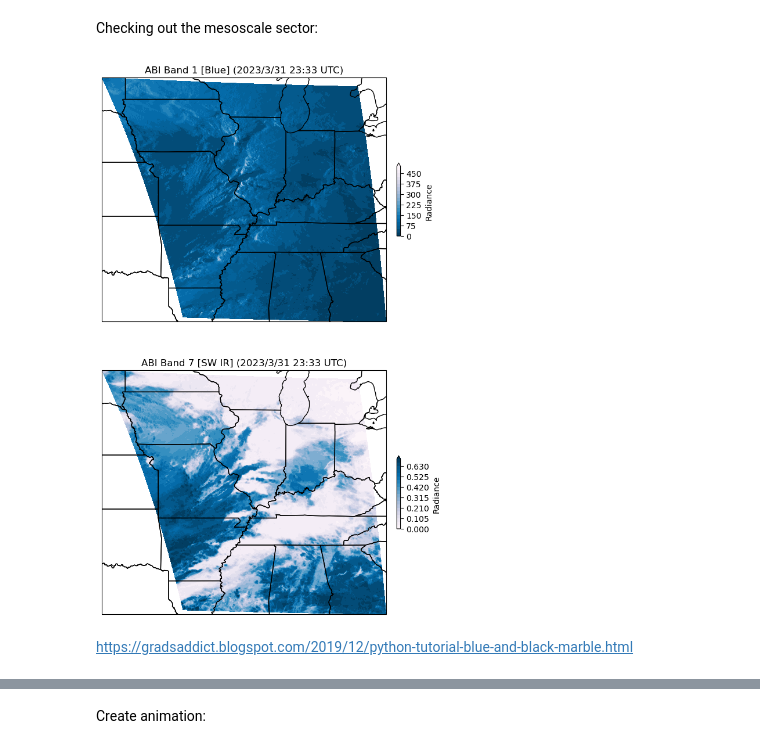
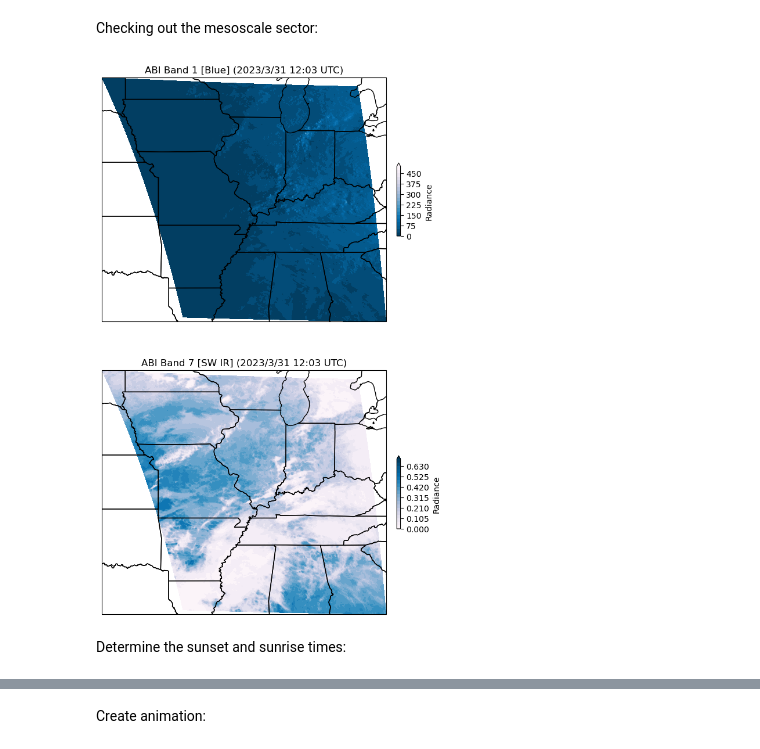
Before and after one commit to jesseturner/Goes-R-DataJam, a Jupyter notebook: ABI_Combo.ipynb, the cells around one changed output, grey strips where cells are left out. Cells and saved outputs as stored; diff of their text form; code cells hidden in the pictures.

Commit message:
Doing sunrise/sunset handoff of data

```diff
--- a/ABI_Combo.ipynb
+++ b/ABI_Combo.ipynb
@@ -24,7 +24,7 @@ Set the date and hour for the data of interest:
 year = 2023
 month = 3
 day = 31
-hour = 23
+hour = 12
 
 julian_day = datetime.datetime(year, month, day).strftime('%j')
 print(julian_day)
@@ -47,8 +47,8 @@ M1 refers to mesoscale sector 1, M6 refers to scan mode 6.
 
 Select the start and end times within the hour selected earlier:
 # %%
-observation_start = '2330'
-observation_end = '2400'
+observation_start = str(hour)+'00'
+observation_end = str(hour+1)+'00'
 product_name_01 = 'ABI-L1b-RadM1-M6C01' #blue vis band
 product_name_07 = 'ABI-L1b-RadM1-M6C07' #SW IR band (3.9um)
 
@@ -110,12 +110,15 @@ def calculate_abi_lat_lon(ds):
     return lat, lon
 # %% [markdown]
 Checking out the mesoscale sector:
+# %%
+sample_01 = matches_01[3]
+sample_07 = matches_07[3]
 # %%
-with fs.open(matches_01[3], mode='rb') as remote_file_01:
+with fs.open(sample_01, mode='rb') as remote_file_01:
     with xr.open_dataset(remote_file_01, engine='h5netcdf') as ds_01:
         #print(ds_01)
 
-        with fs.open(matches_07[3], mode='rb') as remote_file_07:
+        with fs.open(sample_07, mode='rb') as remote_file_07:
             with xr.open_dataset(remote_file_07, engine='h5netcdf') as ds_07:
                 #print(ds_07)
 
@@ -127,32 +130,32 @@ with fs.open(matches_01[3], mode='rb') as remote_file_01:
                 levels_07 = np.linspace(0, 0.7, 21)
 
                 lat_01, lon_01 = calculate_abi_lat_lon(ds_01)
                 lat_07, lon_07 = calculate_abi_lat_lon(ds_07)
                 ax[0].set_extent([np.nanmin(lon_01), np.nanmax(lon_01), np.nanmin(lat_01), np.nanmax(lat_01)])
                 ax[1].set_extent([np.nanmin(lon_07), np.nanmax(lon_07), np.nanmin(lat_07), np.nanmax(lat_07)])
 
                 c_01=ax[0].contourf(lon_01, lat_01, ds_01.Rad, cmap=cmap_01, extend='max', levels=levels_01)
                 c_07=ax[1].contourf(lon_07, lat_07, ds_07.Rad, cmap=cmap_07, extend='max', levels=levels_07)
                 clb_01=plt.colorbar(c_01, shrink=0.3, pad=0.02, ax=ax[0])
                 clb_07=plt.colorbar(c_07, shrink=0.3, pad=0.02, ax=ax[1])
                 clb_01.set_label('Radiance')
                 clb_07.set_label('Radiance')
 
                 ax[0].coastlines(resolution='50m', color='black', linewidth=1)
                 ax[0].add_feature(cfeature.STATES)
                 ax[1].coastlines(resolution='50m', color='black', linewidth=1)
                 ax[1].add_feature(cfeature.STATES)
 
-                time = matches_01[3].split('/')[-1][35:37] +':'+ matches_01[3].split('/')[-1][37:39]
+                time = sample_01.split('/')[-1][35:37] +':'+ sample_01.split('/')[-1][37:39]
                 date = str(year) +'/'+ str(month) +'/'+ str(day)
                 title_01 = 'ABI Band 1 [Blue] (' + date + ' ' + time + ' UTC)'
                 title_07 = 'ABI Band 7 [SW IR] (' + date + ' ' + time + ' UTC)'
                 ax[0].set_title(title_01)
                 ax[1].set_title(title_07)
 
             #saved_file_name = 'ABI_Combo_'+str(year)+'_'+str(month)+'_'+str(day)+'_'+match.split('/')[-1][35:39]
             #fig.savefig(image_dir_combo+'/'+saved_file_name, dpi=100, bbox_inches='tight')
 
             #plt.close()
 # %% [output]
-[figure, old version]
+[figure, new version]
@@ -161,2 +162,2 @@ from cartopy.feature.nightshade import Nightshade
-# %% [markdown]
-https://gradsaddict.blogspot.com/2019/12/python-tutorial-blue-and-black-marble.html
+# %% [markdown]
+Determine the sunset and sunrise times:
```
Also changed, not shown: parts of 13 cells of this notebook.
